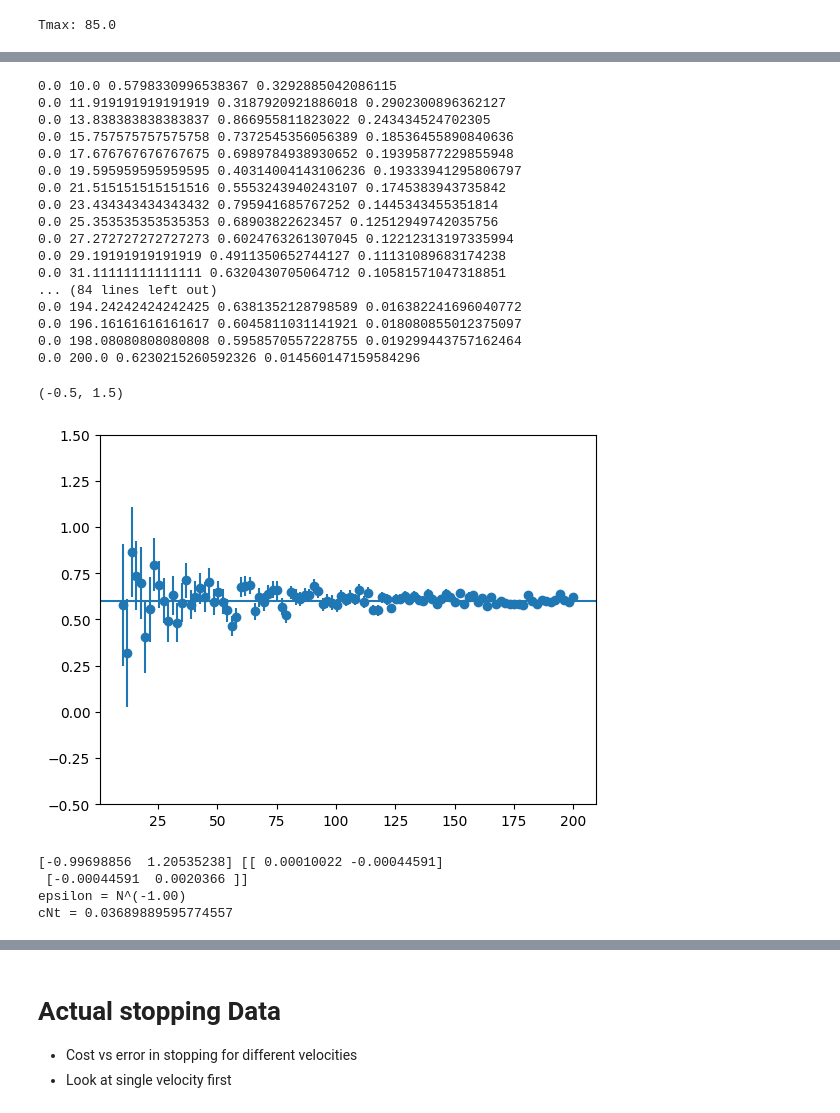
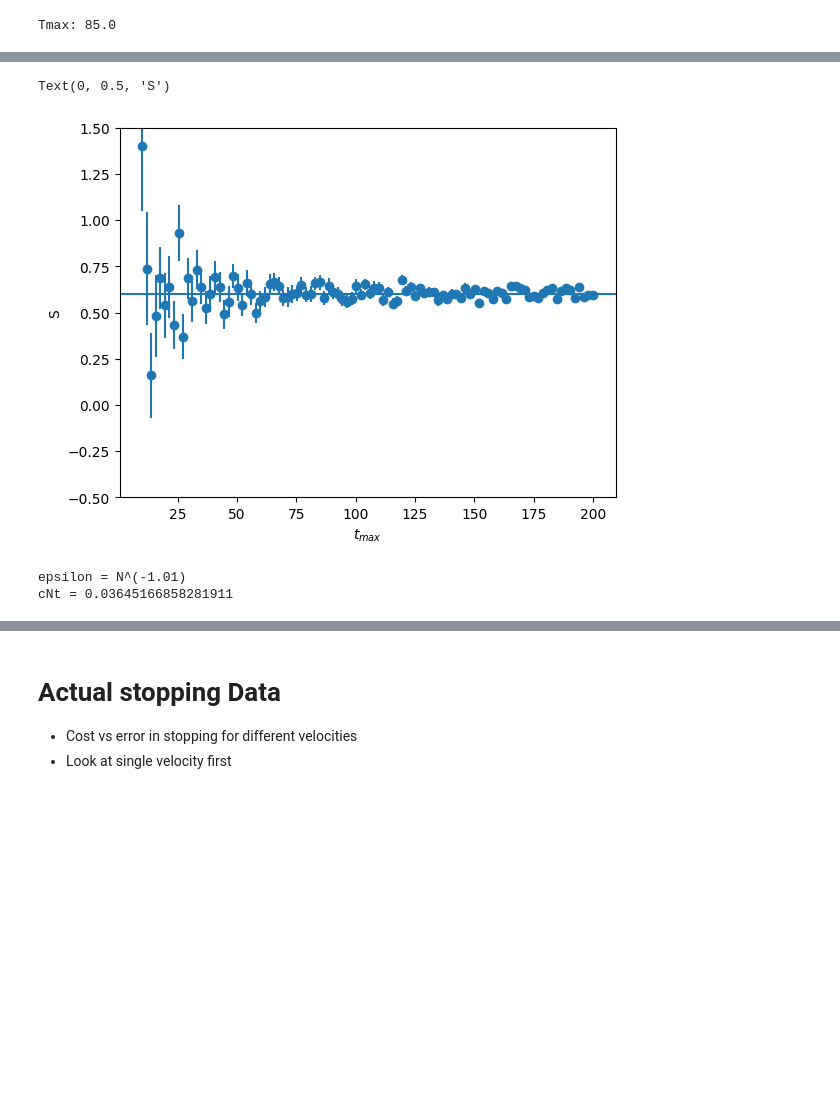
Before and after one commit to ncrubin/mec-sandia, a Jupyter notebook: notebooks/sampling_tradeoff.ipynb, the cells around one changed output, grey strips where cells are left out. Drawn from its saved outputs; the diff is of its cells as text; code cells hidden in the pictures; blank space fills up the shorter version.

```diff
--- a/notebooks/sampling_tradeoff.ipynb
+++ b/notebooks/sampling_tradeoff.ipynb
@@ -47,9 +39,9 @@ print(f"Tmax: {tmax}")
 def linear(x, a, b):
     return a*x + b
 
-def fit_linear(x, y):
+def fit_linear(x, y, sigma=None, absolute_sigma=False):
     try:
-        popt, pcov = scipy.optimize.curve_fit(linear, x, y)
+        popt, pcov = scipy.optimize.curve_fit(linear, x, y, sigma=sigma, absolute_sigma=absolute_sigma)
         return popt, pcov
     except np.linalg.LinAlgError:
         return None
@@ -93,55 +91,37 @@ plt.plot(_x, np.exp(trend[1])*_x**trend[0])
 # %%
+# Now vary tmax but fix N_t
 res = []
 cost = []
 factor = []
 num_pts = 100
 sigma = 10.0
 tmax = 200
 tmaxs = np.linspace(10, tmax, 100)
 for _tmax in tmaxs:
     xs = np.linspace(0, _tmax, num_pts+1)
     factor.append((tmax / density))
     cost.append(np.sum(xs))
     ys = linear(xs, stopping, ke_0) + np.random.normal(0.0, sigma, num_pts+1)
     popt, pcov = fit_linear(xs, ys)
-    print(xs[0], xs[-1], popt[0], np.sqrt(pcov[0,0]))
     res.append((popt[0], np.sqrt(pcov[0,0])))
 
 slopes, err = zip(*res)
 plt.errorbar(tmaxs, slopes, yerr=err, fmt="o")
 plt.axhline(stopping)
 plt.ylim([-0.5, 1.5])
+plt.xlabel("$t_{max}$")
+plt.ylabel("S")
 # %% [output]
-0.0 10.0 0.5798330996538367 0.3292885042086115
-0.0 11.919191919191919 0.3187920921886018 0.2902300896362127
-0.0 13.838383838383837 0.866955811823022 0.243434524702305
-0.0 15.757575757575758 0.7372545356056389 0.18536455890840636
-0.0 17.676767676767675 0.6989784938930652 0.19395877229855948
-0.0 19.595959595959595 0.40314004143106236 0.19333941295806797
-0.0 21.515151515151516 0.5553243940243107 0.1745383943735842
-0.0 23.434343434343432 0.795941685767252 0.1445343455351814
-0.0 25.353535353535353 0.68903822623457 0.12512949742035756
-0.0 27.272727272727273 0.6024763261307045 0.12212313197335994
-0.0 29.19191919191919 0.4911350652744127 0.11131089683174238
-0.0 31.11111111111111 0.6320430705064712 0.10581571047318851
-... (84 lines left out)
-0.0 194.24242424242425 0.6381352128798589 0.016382241696040772
-0.0 196.16161616161617 0.6045811031141921 0.018080855012375097
-0.0 198.08080808080808 0.5958570557228755 0.019299443757162464
-0.0 200.0 0.6230215260592326 0.014560147159584296
+Text(0, 0.5, 'S')
-(-0.5, 1.5)
-[figure, old version]
+[figure, new version]
 # %%
 xs, ys = np.log(tmaxs), np.log(err)
 trend, trend_err = fit_linear(xs, ys)
-print(trend, trend_err)
 print(f"epsilon = N^({trend[0]:.2f})")
 print(f"cNt = {np.exp(trend[0])/sigma}")
 # %% [output]
-[-0.99698856  1.20535238] [[ 0.00010022 -0.00044591]
- [-0.00044591  0.0020366 ]]
-epsilon = N^(-1.00)
-cNt = 0.03689889595774557
+epsilon = N^(-1.01)
+cNt = 0.03645166858281911
 # %%
 plt.yscale("log")
 plt.xscale("log")
```
Also changed, not shown: parts of 26 cells of this notebook, 4 other files.
